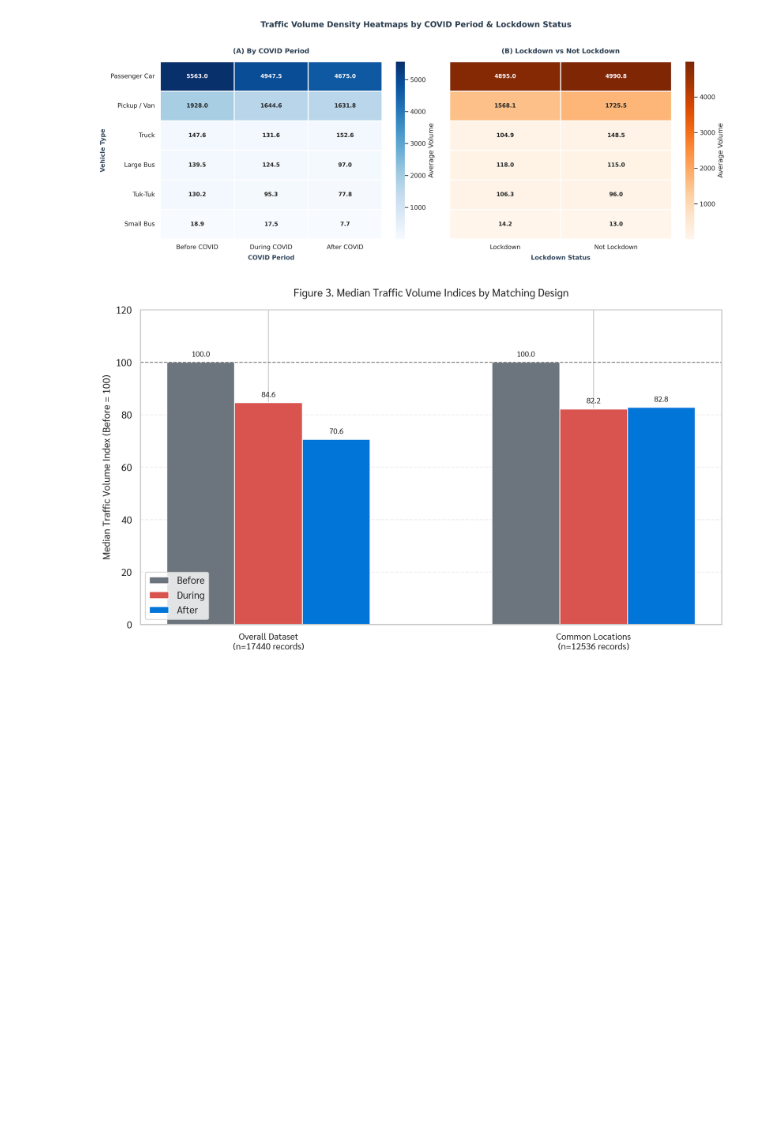
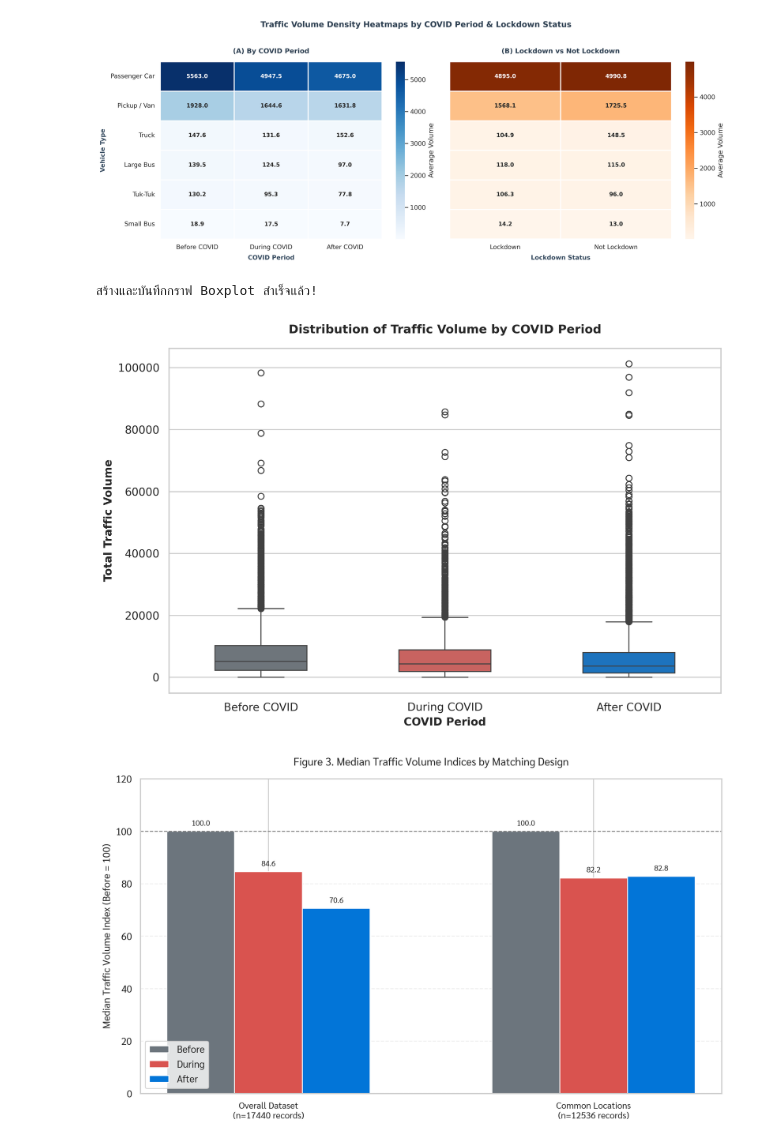
Before and after one commit to Aphatsara-Khangkhet/DADS5001-BKK-Flow, a Jupyter notebook: untitled10.ipynb, the cells around one changed output. Drawn from its saved outputs; the diff is of its cells as text; code cells hidden in the pictures; blank space fills up the shorter version.

```diff
--- a/untitled10.ipynb
+++ b/untitled10.ipynb
@@ -752,6 +752,82 @@ print('สร้าง Heatmap รวมทั้งสองแบบสำเ
 # %% [output]
 สร้าง Heatmap รวมทั้งสองแบบสำเร็จแล้ว!
 [figure]
+# %%
+# ==============================================================================
+# โค้ดรวมสำหรับการสร้างกราฟ Boxplot ปริมาณรถรวม แยกตามสถานการณ์โควิด
+# ==============================================================================
+
+import matplotlib.pyplot as plt
+import pandas as pd
+import seaborn as sns
+
+# 1. โหลดข้อมูลจากไฟล์ Excel
+file_path = "bangkok_traffic_2560_Present (NotFinal).xlsx"
+df = pd.read_excel(file_path, sheet_name="traffic_data")
+
+# 2. คำนวณปริมาณรถรวมทุกประเภท (Total Volume)
+vehicle_cols = [
+    "passenger_car",
+    "pickup_van",
+    "large_bus",
+    "small_bus",
+    "truck",
+    "tuk_tuk",
+]
+df["total_volume"] = df[vehicle_cols].sum(axis=1)
+
+# 3. แปลงชื่อสถานการณ์โควิดเป็นภาษาอังกฤษเพื่อการแสดงผลที่ถูกต้อง
+df["period_en"] = df["covid_period"].map(
+    {
+        "ก่อนโควิด": "Before COVID",
+        "โควิด": "During COVID",
+        "หลังโควิด": "After COVID",
+    }
+)
+
+# 4. ตั้งค่าและสร้างกราฟ Boxplot
+plt.figure(figsize=(9, 6), dpi=300)
+sns.set_theme(style="whitegrid")
+
+order_en = ["Before COVID", "During COVID", "After COVID"]
+palette = {
+    "Before COVID": "#6c757d",
+    "During COVID": "#d9534f",
+    "After COVID": "#0275d8",
+}
+
+ax = sns.boxplot(
+    x="period_en",
+    y="total_volume",
+    data=df,
+    order=order_en,
+    palette=palette,
+    width=0.5,
+    showcaps=True,
+    hue="period_en",
+    legend=False,
+)
+
+# ตกแต่งกราฟ
+ax.set_title(
+    "Distribution of Traffic Volume by COVID Period",
+    fontsize=12,
+    fontweight="bold",
+    pad=15,
+)
+ax.set_xlabel("COVID Period", fontsize=11, fontweight="bold")
+ax.set_ylabel("Total Traffic Volume", fontsize=11, fontweight="bold")
+
+plt.tight_layout()
+
+# บันทึกไฟล์ภาพ
+plt.savefig("traffic_boxplot_en.png", dpi=300)
+print("สร้างและบันทึกกราฟ Boxplot สำเร็จแล้ว!")
+
+plt.show()
+# %% [output]
+สร้างและบันทึกกราฟ Boxplot สำเร็จแล้ว!
+[figure, added]
 # %%
 # ==============================================================================
 # โค้ดสร้างกราฟเปรียบเทียบดัชนีปริมาณรถ (Indexed Median Traffic Volume)
```
